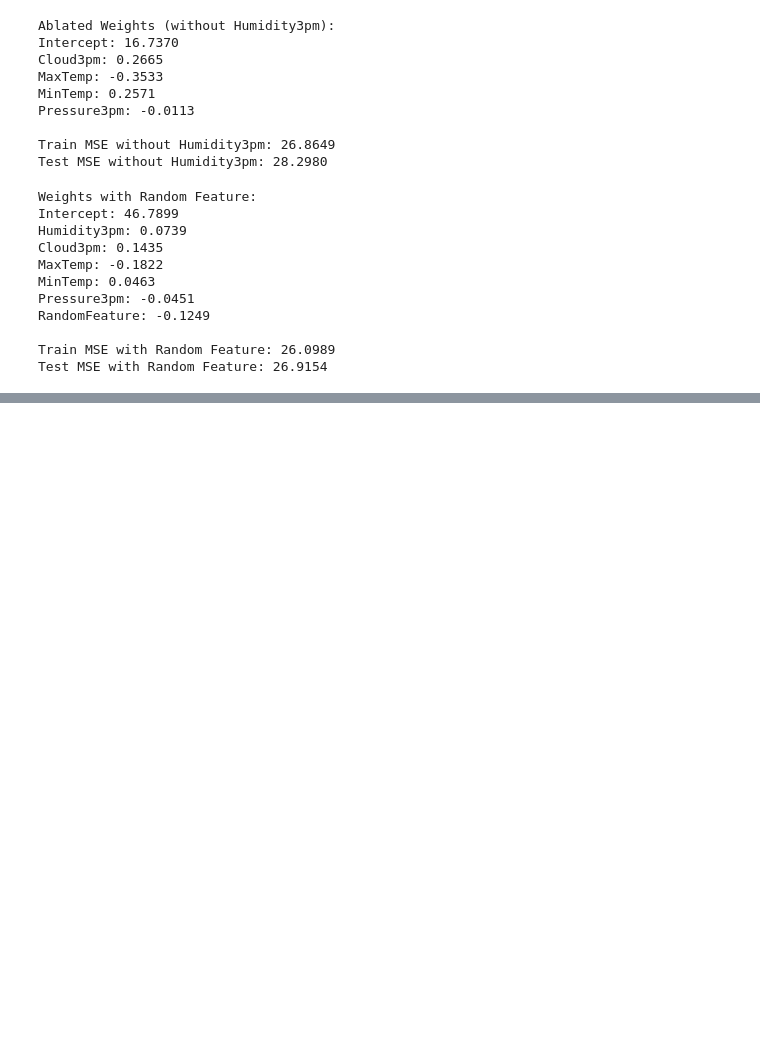
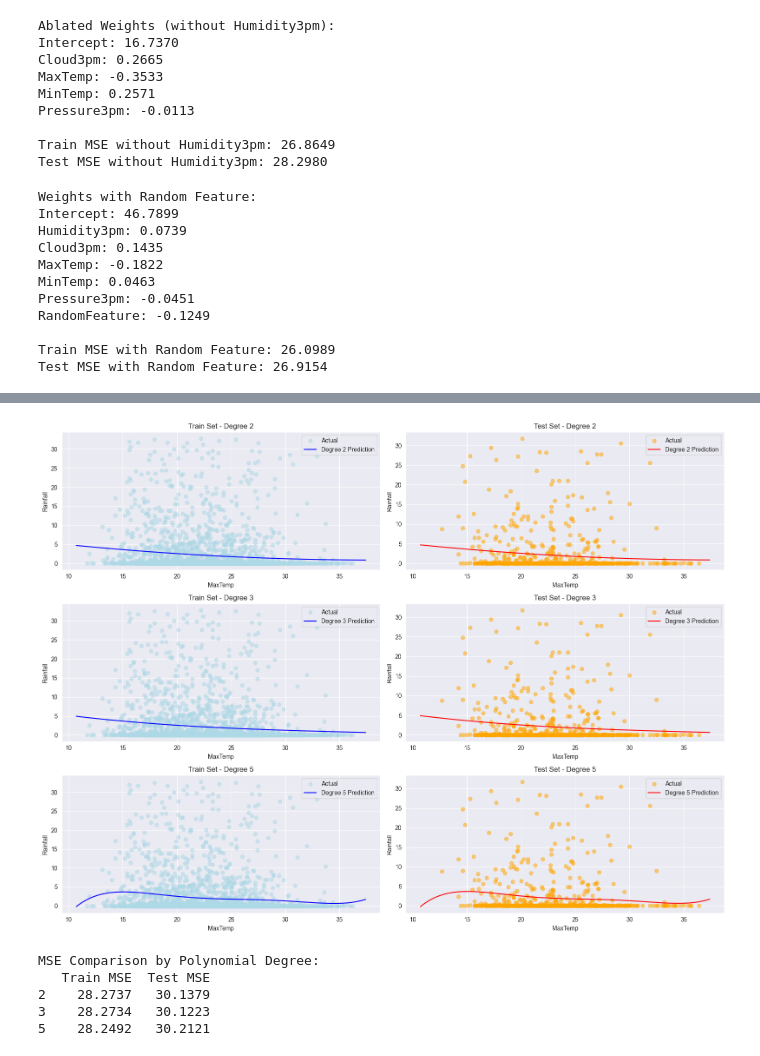
Before and after one commit to Mahyar-mhn/WeatherAUS_Rainfall_Regression_Analysis, a Jupyter notebook: main.ipynb, the cells around one changed output, grey strips where cells are left out. Drawn from its saved outputs; the diff is of its cells as text; code cells hidden in the pictures; blank space fills up the shorter version.

```diff
--- a/main.ipynb
+++ b/main.ipynb
@@ -456,0 +503,77 @@ Test MSE with Random Feature: 26.9154
+# %%
+# Use MaxTemp for both train and test
+x_test_poly = df_test["MaxTemp"].values
+y_test_poly = df_test["Rainfall"].values
+
+# Set up plotting
+x_line = np.linspace(min(x_train_poly.min(), x_test_poly.min()) - 1,
+                     max(x_train_poly.max(), x_test_poly.max()) + 1, 300)
+
+plt.figure(figsize=(16, 12))
+
+for i, d in enumerate(degrees):
+    # --- Construct design matrix for prediction points ---
+    X_line = np.vstack([x_line**k for k in range(d + 1)]).T
+
+    # --- Predictions ---
+    y_pred_line = X_line @ poly_weights[d]
+
+    # --- Predict on actual train and test ---
+    X_train_d = np.vstack([x_train_poly**k for k in range(d + 1)]).T
+    X_test_d = np.vstack([x_test_poly**k for k in range(d + 1)]).T
+    y_pred_train_d = X_train_d @ poly_weights[d]
+    y_pred_test_d = X_test_d @ poly_weights[d]
+
+    # --- Plot for Train ---
+    plt.subplot(3, 2, 2*i + 1)
+    plt.scatter(x_train_poly, y_train_poly, color='lightblue', label='Actual', alpha=0.5)
+    plt.plot(x_line, y_pred_line, color='blue', label=f'Degree {d} Prediction')
+    plt.title(f"Train Set - Degree {d}")
+    plt.xlabel("MaxTemp")
+    plt.ylabel("Rainfall")
+    plt.legend()
+    plt.grid(True)
+
+    # --- Plot for Test ---
+    plt.subplot(3, 2, 2*i + 2)
+    plt.scatter(x_test_poly, y_test_poly, color='orange', label='Actual', alpha=0.5)
+    plt.plot(x_line, y_pred_line, color='red', label=f'Degree {d} Prediction')
+    plt.title(f"Test Set - Degree {d}")
+    plt.xlabel("MaxTemp")
+    plt.ylabel("Rainfall")
+    plt.legend()
+    plt.grid(True)
+
+plt.tight_layout()
+plt.show()
+# %% [output]
+[figure, added]
+# %%
+# Initialize dictionary to store MSEs
+mse_results = {}
+
+for d in degrees:
+    # --- Construct design matrices ---
+    X_train_d = np.vstack([x_train_poly**k for k in range(d + 1)]).T
+    X_test_d = np.vstack([x_test_poly**k for k in range(d + 1)]).T
+
+    # --- Predictions ---
+    y_pred_train_d = X_train_d @ poly_weights[d]
+    y_pred_test_d = X_test_d @ poly_weights[d]
+
+    # --- Compute MSE ---
+    mse_train_d = np.mean((y_train_poly - y_pred_train_d) ** 2)
+    mse_test_d = np.mean((y_test_poly - y_pred_test_d) ** 2)
+
+    # --- Store results ---
+    mse_results[d] = {"Train MSE": mse_train_d, "Test MSE": mse_test_d}
+
+# Display results
+print("MSE Comparison by Polynomial Degree:")
+print(pd.DataFrame(mse_results).T.round(4))
+# %% [output]
+MSE Comparison by Polynomial Degree:
+   Train MSE  Test MSE
+2    28.2737   30.1379
+3    28.2734   30.1223
+5    28.2492   30.2121
```
Also changed, not shown: parts of 8 cells of this notebook.
